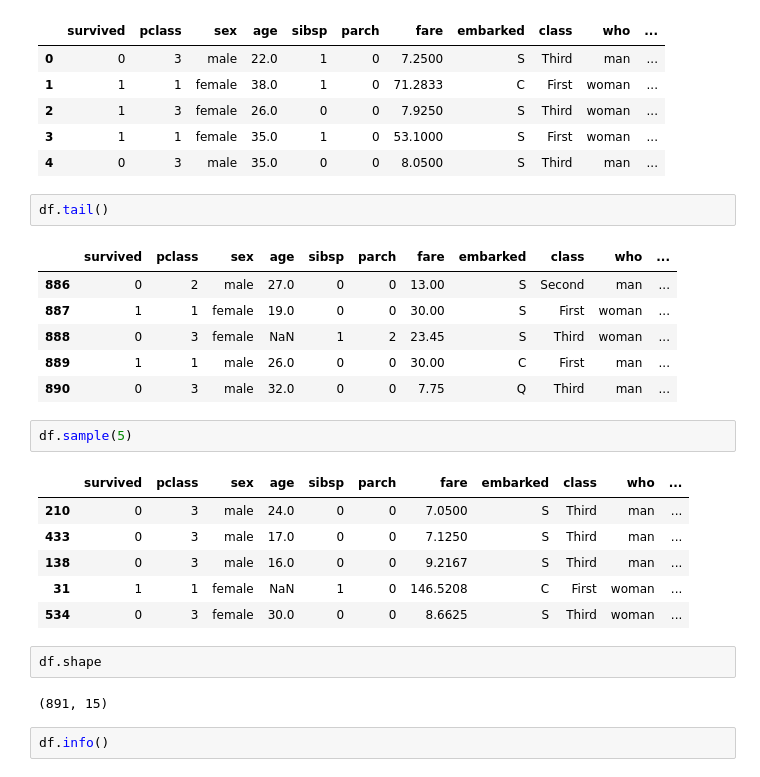
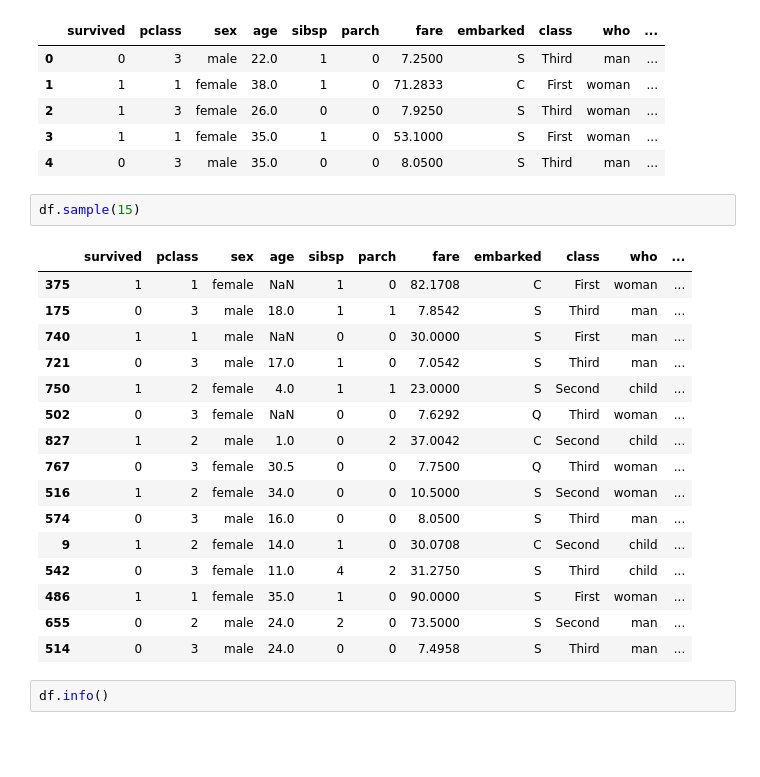
Before and after one commit to TarlanShukur/python_new, a Jupyter notebook: Pandas/Pandas_InClass_3 (DataFrames Indexing) 08.08.23.ipynb, the cells around one changed output. Drawn from its saved outputs; the diff is of its cells as text; blank space fills up the shorter version.

```diff
--- a/Pandas/Pandas_InClass_3 (DataFrames Indexing) 08.08.23.ipynb
+++ b/Pandas/Pandas_InClass_3 (DataFrames Indexing) 08.08.23.ipynb
@@ -502,28 +630,25 @@ df.head()
 | 2 | 1 | 3 | female | 26.0 | 0 | 0 | 7.9250 | S | Third | woman | ... |
 | 3 | 1 | 1 | female | 35.0 | 1 | 0 | 53.1000 | S | First | woman | ... |
 | 4 | 0 | 3 | male | 35.0 | 0 | 0 | 8.0500 | S | Third | man | ... |
-# %%
-df.tail()
-# %% [output]
-|  | survived | pclass | sex | age | sibsp | parch | fare | embarked | class | who | ... |
-| 886 | 0 | 2 | male | 27.0 | 0 | 0 | 13.00 | S | Second | man | ... |
-| 887 | 1 | 1 | female | 19.0 | 0 | 0 | 30.00 | S | First | woman | ... |
-| 888 | 0 | 3 | female | NaN | 1 | 2 | 23.45 | S | Third | woman | ... |
-| 889 | 1 | 1 | male | 26.0 | 0 | 0 | 30.00 | C | First | man | ... |
-| 890 | 0 | 3 | male | 32.0 | 0 | 0 | 7.75 | Q | Third | man | ... |
 # %%
-df.sample(5)
+df.sample(15)
 # %% [output]
 |  | survived | pclass | sex | age | sibsp | parch | fare | embarked | class | who | ... |
-| 210 | 0 | 3 | male | 24.0 | 0 | 0 | 7.0500 | S | Third | man | ... |
-| 433 | 0 | 3 | male | 17.0 | 0 | 0 | 7.1250 | S | Third | man | ... |
-| 138 | 0 | 3 | male | 16.0 | 0 | 0 | 9.2167 | S | Third | man | ... |
-| 31 | 1 | 1 | female | NaN | 1 | 0 | 146.5208 | C | First | woman | ... |
-| 534 | 0 | 3 | female | 30.0 | 0 | 0 | 8.6625 | S | Third | woman | ... |
+| 375 | 1 | 1 | female | NaN | 1 | 0 | 82.1708 | C | First | woman | ... |
+| 175 | 0 | 3 | male | 18.0 | 1 | 1 | 7.8542 | S | Third | man | ... |
+| 740 | 1 | 1 | male | NaN | 0 | 0 | 30.0000 | S | First | man | ... |
+| 721 | 0 | 3 | male | 17.0 | 1 | 0 | 7.0542 | S | Third | man | ... |
+| 750 | 1 | 2 | female | 4.0 | 1 | 1 | 23.0000 | S | Second | child | ... |
+| 502 | 0 | 3 | female | NaN | 0 | 0 | 7.6292 | Q | Third | woman | ... |
+| 827 | 1 | 2 | male | 1.0 | 0 | 2 | 37.0042 | C | Second | child | ... |
+| 767 | 0 | 3 | female | 30.5 | 0 | 0 | 7.7500 | Q | Third | woman | ... |
+| 516 | 1 | 2 | female | 34.0 | 0 | 0 | 10.5000 | S | Second | woman | ... |
+| 574 | 0 | 3 | male | 16.0 | 0 | 0 | 8.0500 | S | Third | man | ... |
+| 9 | 1 | 2 | female | 14.0 | 1 | 0 | 30.0708 | C | Second | child | ... |
+| 542 | 0 | 3 | female | 11.0 | 4 | 2 | 31.2750 | S | Third | child | ... |
+| 486 | 1 | 1 | female | 35.0 | 1 | 0 | 90.0000 | S | First | woman | ... |
+| 655 | 0 | 2 | male | 24.0 | 2 | 0 | 73.5000 | S | Second | man | ... |
+| 514 | 0 | 3 | male | 24.0 | 0 | 0 | 7.4958 | S | Third | man | ... |
-# %%
-df.shape
-# %% [output]
-(891, 15)
 # %%
 df.info()
 # %% [output]
```
Also changed, not shown: parts of 85 cells of this notebook.
